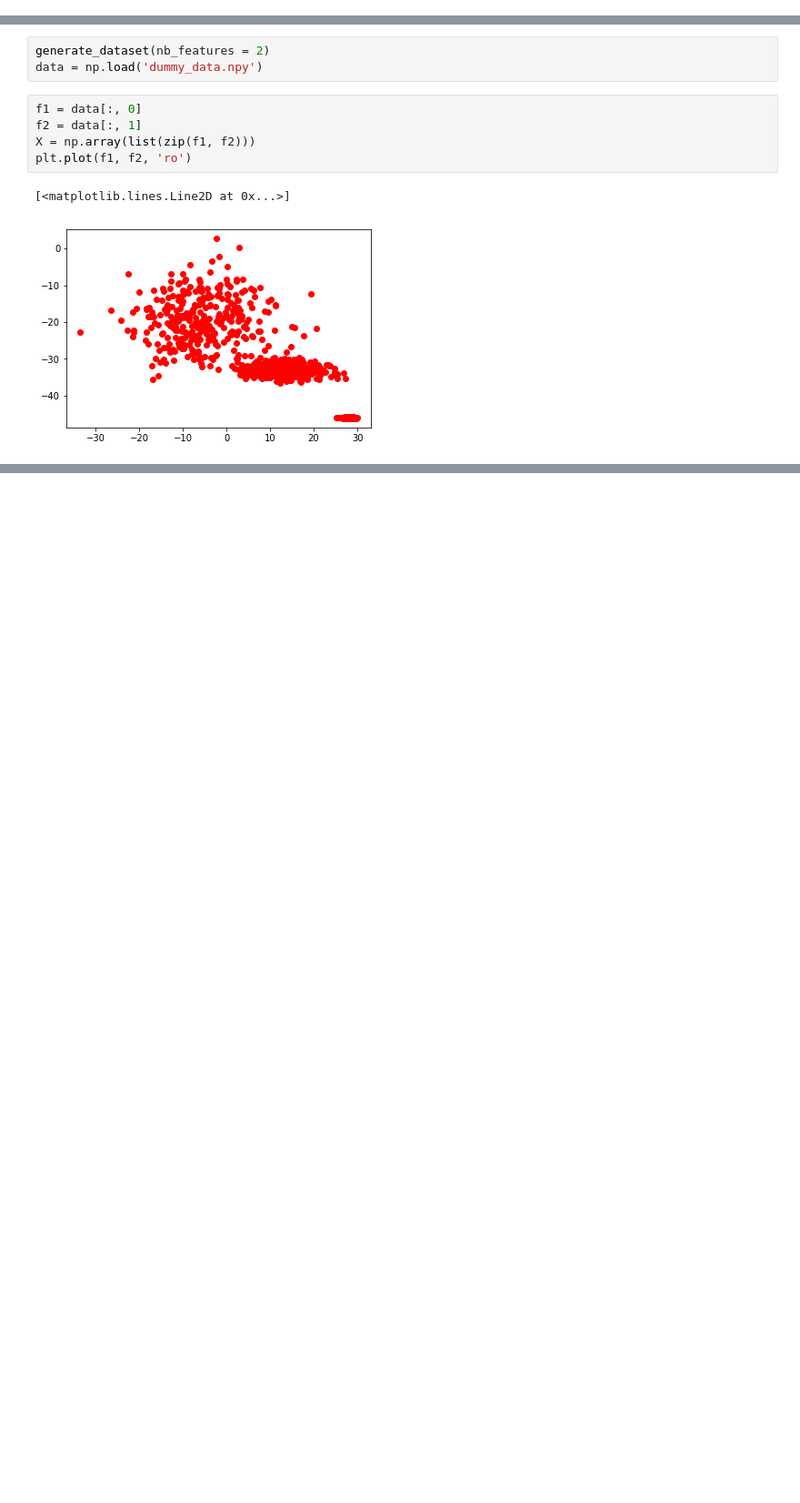
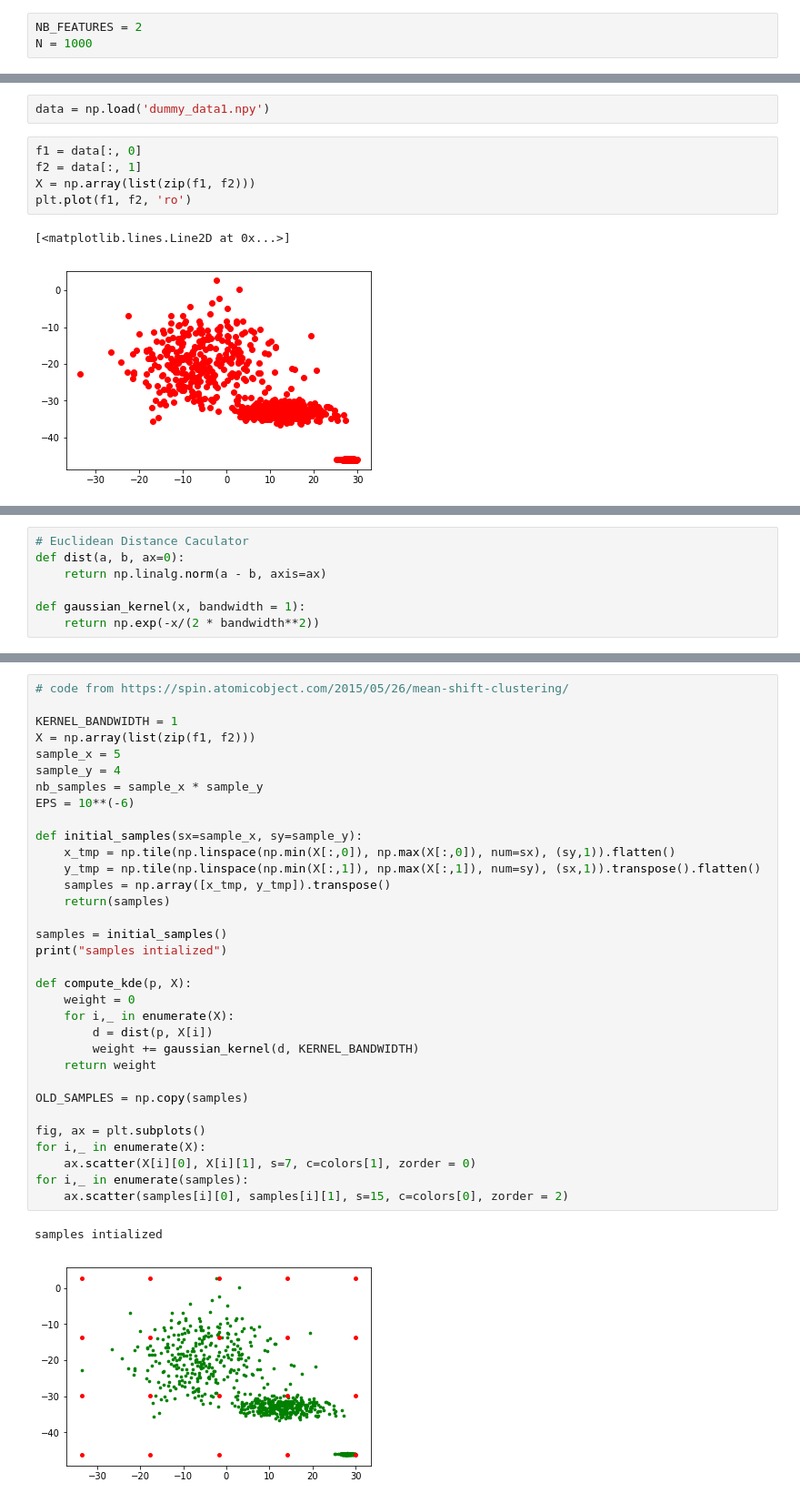
Before and after one commit to lashoun/contrast-learning, a Jupyter notebook: first_draft.ipynb, the cells around one changed output, grey strips where cells are left out. Shown at 91% size. Drawn from its saved outputs; the diff is of its cells as text; blank space fills up the shorter version.

Commit message:
mean_shift

```diff
--- a/first_draft.ipynb
+++ b/first_draft.ipynb
@@ -7 +10,4 @@ import matplotlib.pyplot as plt
+# %%
+NB_FEATURES = 2
+N = 1000
 # %% [markdown]
@@ -23,6 +31,5 @@ def generate_dataset(nb_features = 10, nb_groups = 3, n = 1000):
 # %%
-generate_dataset(nb_features = 2)
-data = np.load('dummy_data.npy')
+data = np.load('dummy_data1.npy')
 # %%
 f1 = data[:, 0]
 f2 = data[:, 1]
@@ -34 +43,8 @@ plt.plot(f1, f2, 'ro')
+# %%
+# Euclidean Distance Caculator
+def dist(a, b, ax=0):
+    return np.linalg.norm(a - b, axis=ax)
+
+def gaussian_kernel(x, bandwidth = 1):
+    return np.exp(-x/(2 * bandwidth**2))
 # %% [markdown]
@@ -95,0 +102,36 @@ Initial Centroids
+# %%
+# code from https://spin.atomicobject.com/2015/05/26/mean-shift-clustering/
+
+KERNEL_BANDWIDTH = 1
+X = np.array(list(zip(f1, f2)))
+sample_x = 5
+sample_y = 4
+nb_samples = sample_x * sample_y
+EPS = 10**(-6)
+
+def initial_samples(sx=sample_x, sy=sample_y):
+    x_tmp = np.tile(np.linspace(np.min(X[:,0]), np.max(X[:,0]), num=sx), (sy,1)).flatten()
+    y_tmp = np.tile(np.linspace(np.min(X[:,1]), np.max(X[:,1]), num=sy), (sx,1)).transpose().flatten()
+    samples = np.array([x_tmp, y_tmp]).transpose()
+    return(samples)
+
+samples = initial_samples()
+print("samples intialized")
+
+def compute_kde(p, X):
+    weight = 0
+    for i,_ in enumerate(X):
+        d = dist(p, X[i])
+        weight += gaussian_kernel(d, KERNEL_BANDWIDTH)
+    return weight
+
+OLD_SAMPLES = np.copy(samples)
+
+fig, ax = plt.subplots()
+for i,_ in enumerate(X):
+    ax.scatter(X[i][0], X[i][1], s=7, c=colors[1], zorder = 0)
+for i,_ in enumerate(samples):
+    ax.scatter(samples[i][0], samples[i][1], s=15, c=colors[0], zorder = 2)
+# %% [output]
+samples intialized
+[figure, added]
```
Also changed, not shown: parts of 14 cells of this notebook, 3 other files.
